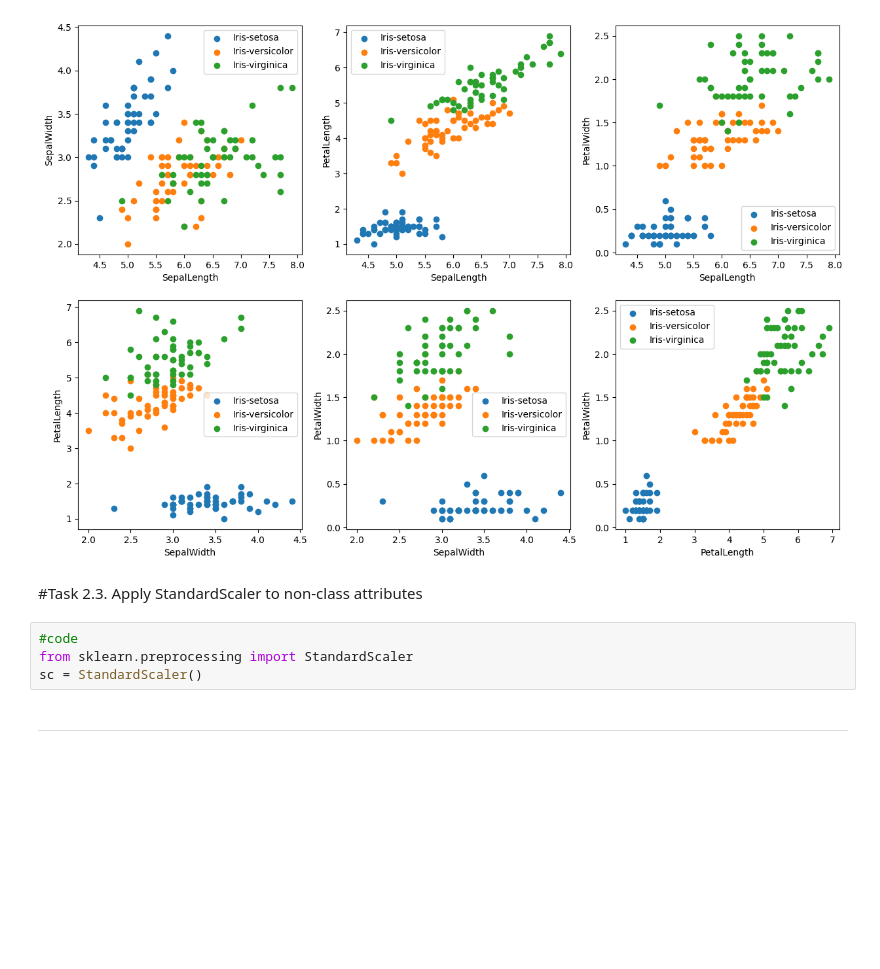
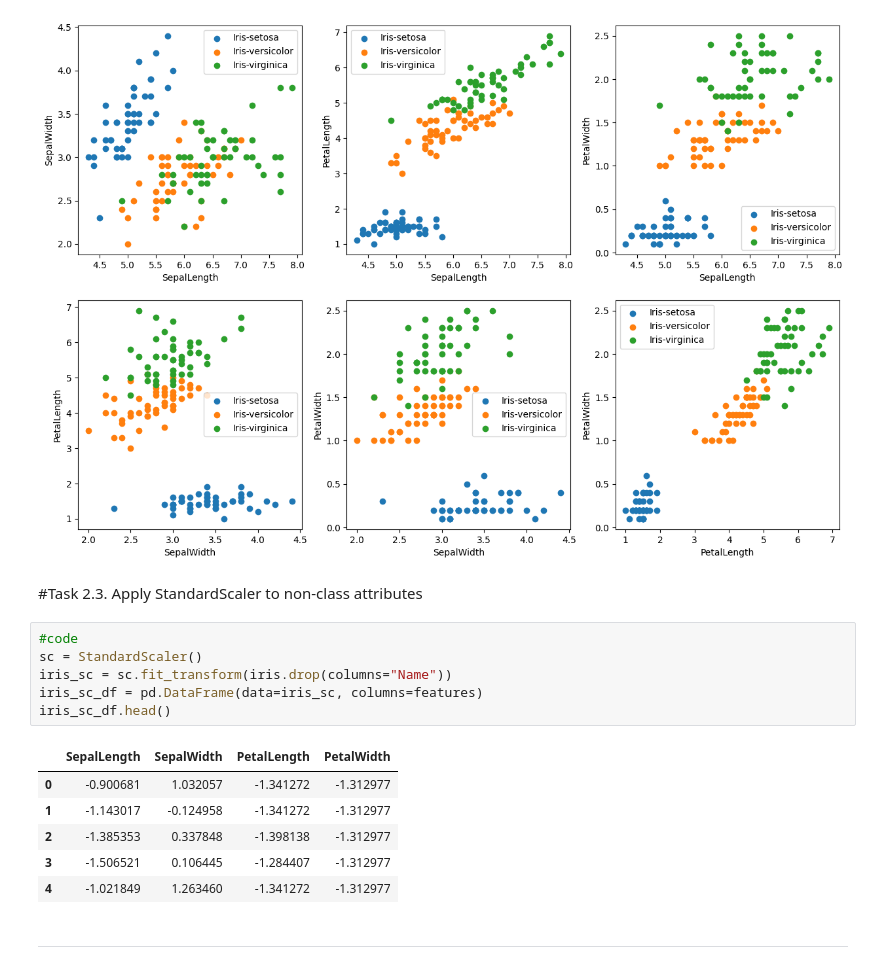
Before and after one commit to PhamTienLoc/Lab_DM, a Jupyter notebook: Lab_2_21130429_PhamTienLoc.ipynb, the cells around one changed output. Cells and saved outputs as stored; diff of their text form; blank space fills up the shorter version.

```diff
--- a/Lab_2_21130429_PhamTienLoc.ipynb
+++ b/Lab_2_21130429_PhamTienLoc.ipynb
@@ -176,10 +178,19 @@ plt.show()
 [figure]
 # %% [markdown]
 #Task 2.3. Apply StandardScaler to non-class attributes
-# %%
-#code
-from sklearn.preprocessing import StandardScaler
-sc = StandardScaler()
+# %%
+#code
+sc = StandardScaler()
+iris_sc = sc.fit_transform(iris.drop(columns="Name"))
+iris_sc_df = pd.DataFrame(data=iris_sc, columns=features)
+iris_sc_df.head()
+# %% [output]
+|  | SepalLength | SepalWidth | PetalLength | PetalWidth |
+| 0 | -0.900681 | 1.032057 | -1.341272 | -1.312977 |
+| 1 | -1.143017 | -0.124958 | -1.341272 | -1.312977 |
+| 2 | -1.385353 | 0.337848 | -1.398138 | -1.312977 |
+| 3 | -1.506521 | 0.106445 | -1.284407 | -1.312977 |
+| 4 | -1.021849 | 1.263460 | -1.341272 | -1.312977 |
 # %% [markdown]
 
 
```
Also changed, not shown: parts of 10 cells of this notebook.
